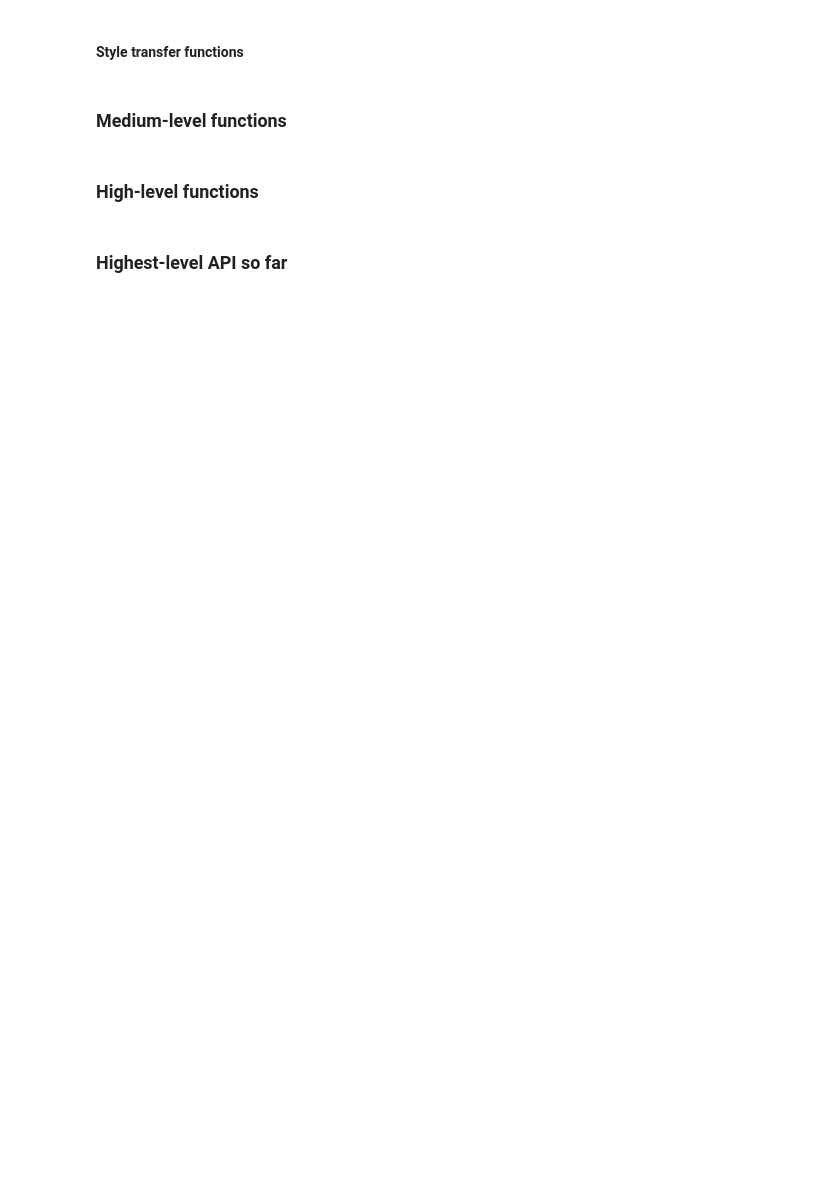
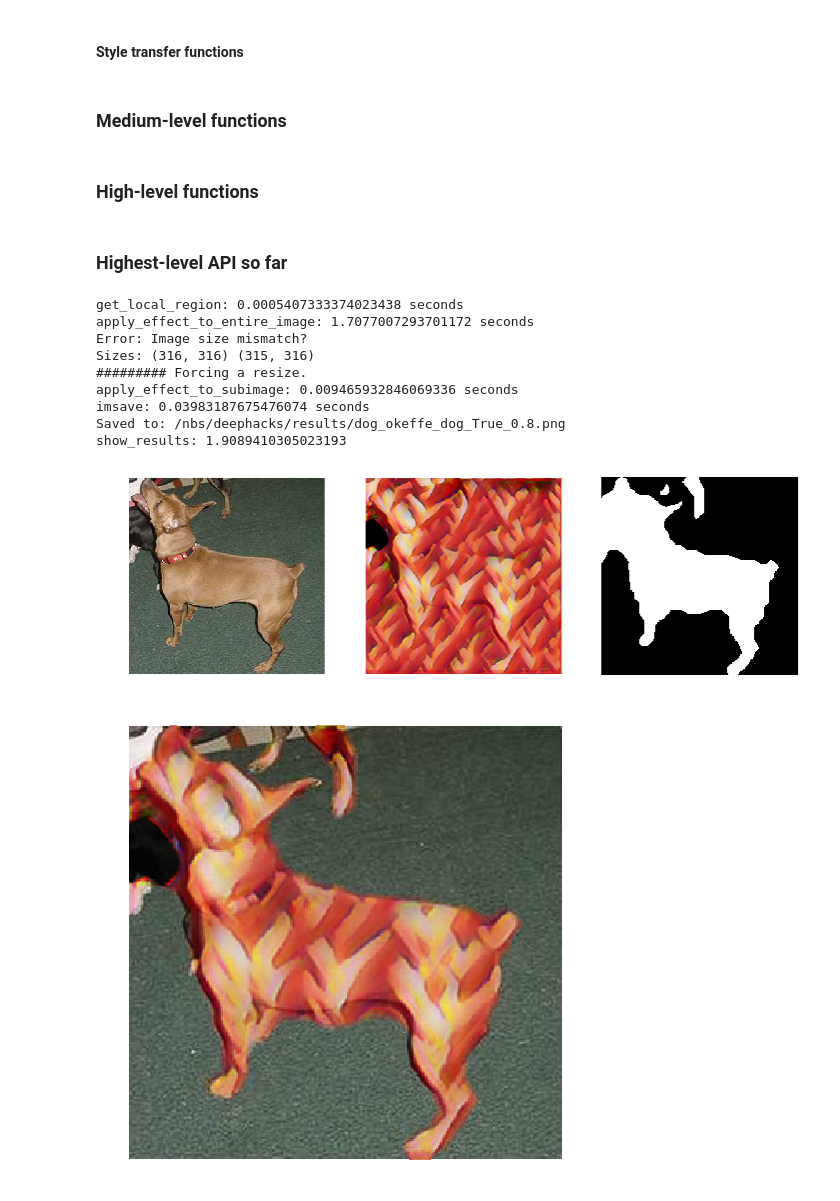
Before and after one commit to bfortuner/deephacks, a Jupyter notebook: high-level.ipynb, the cells around one changed output. Saved outputs shown, nothing was run; the diff lists cells and outputs as text; code cells hidden in the pictures; blank space fills up the shorter version.

Commit message:
Catch and respond to size mismatches

```diff
--- a/high-level.ipynb
+++ b/high-level.ipynb
@@ -354,17 +359,29 @@ def apply_effect_to_subimage(image, image_with_global_effect, mask, foreground,
 # %%
 WEIGHTS_DIR = INPUT_DIR + "weights/"
 SEGMENTATION_WEIGHTS_PATH = INPUT_DIR + 'conversion/dilation8_pascal_voc.npy'
 
 RESULTS_DIR = INPUT_DIR + 'results/'
 IMAGES_DIR = 'images/'
 OUTPUT_DIR = IMAGES_DIR + 'segmentations/'
 
-TEST_PHOTO_FILENAME = 'images/cat.jpg'.split(IMAGES_DIR)[-1]
+TEST_PHOTO_FILENAME = 'images/dog.10010.jpg'.split(IMAGES_DIR)[-1]
 
 INPUT_FILE = IMAGES_DIR + TEST_PHOTO_FILENAME
 MASK_FILE = OUTPUT_DIR + TEST_PHOTO_FILENAME + '_seg.png'
 OUTPUT_PREFIX = RESULTS_DIR + TEST_PHOTO_FILENAME.split('.')[0]
 
 image = Image.open(INPUT_FILE)
 
-show_results(image, class_id="cat", effect_id="scream", foreground=True, opacity=0.8)
+show_results(image, class_id="dog", effect_id="okeffe", foreground=True, opacity=.8)
+# %% [output]
+get_local_region: 0.0005407333374023438 seconds
+apply_effect_to_entire_image: 1.7077007293701172 seconds
+Error: Image size mismatch?
+Sizes: (316, 316) (315, 316)
+######### Forcing a resize.
+apply_effect_to_subimage: 0.009465932846069336 seconds
+imsave: 0.03983187675476074 seconds
+Saved to: /nbs/deephacks/results/dog_okeffe_dog_True_0.8.png
+show_results: 1.9089410305023193
+[figure, added]
+[figure, added]
```
Also changed, not shown: parts of 2 cells of this notebook.
